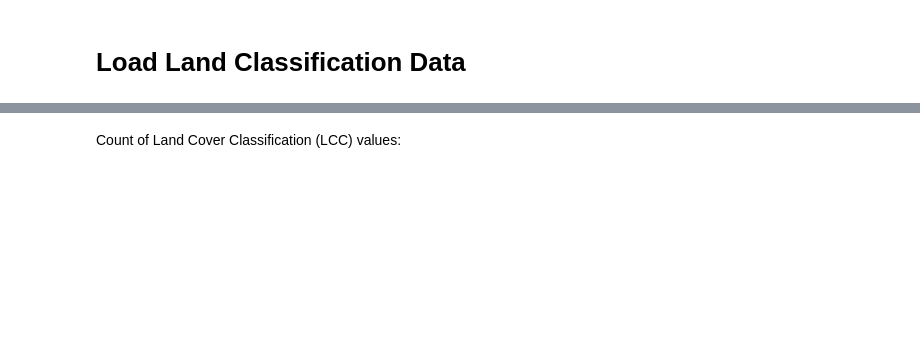
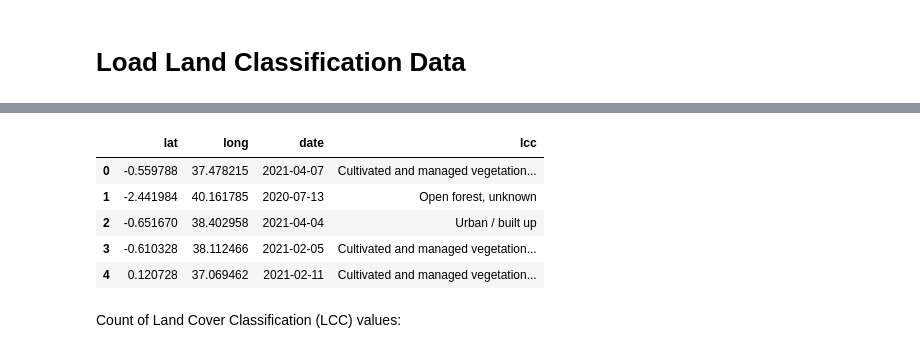
Before and after one commit to PlantVillage/dataphilly_Jiang, a Jupyter notebook: Landuse_Classification.ipynb, the cells around one changed output, grey strips where cells are left out. Saved outputs shown, nothing was run; the diff lists cells and outputs as text; code cells hidden in the pictures; blank space fills up the shorter version.

```diff
--- a/Landuse_Classification.ipynb
+++ b/Landuse_Classification.ipynb
@@ -27,6 +43,13 @@ The `date` column needs to be parsed as a date object:
 # %%
-df['date'] = pd.DatetimeIndex(df['date'])
-df.head(5)
+df['date']=pd.DatetimeIndex(df['date'])
+display(df.head(5))
+# %% [output]
+|  | lat | long | date | lcc |
+| 0 | -0.559788 | 37.478215 | 2021-04-07 | Cultivated and managed vegetation... |
+| 1 | -2.441984 | 40.161785 | 2020-07-13 | Open forest, unknown |
+| 2 | -0.651670 | 38.402958 | 2021-04-04 | Urban / built up |
+| 3 | -0.610328 | 38.112466 | 2021-02-05 | Cultivated and managed vegetation... |
+| 4 | 0.120728 | 37.069462 | 2021-02-11 | Cultivated and managed vegetation... |
 # %% [markdown]
 Count of Land Cover Classification (LCC) values:
 # %%
```
Also changed, not shown: parts of 25 cells of this notebook.
